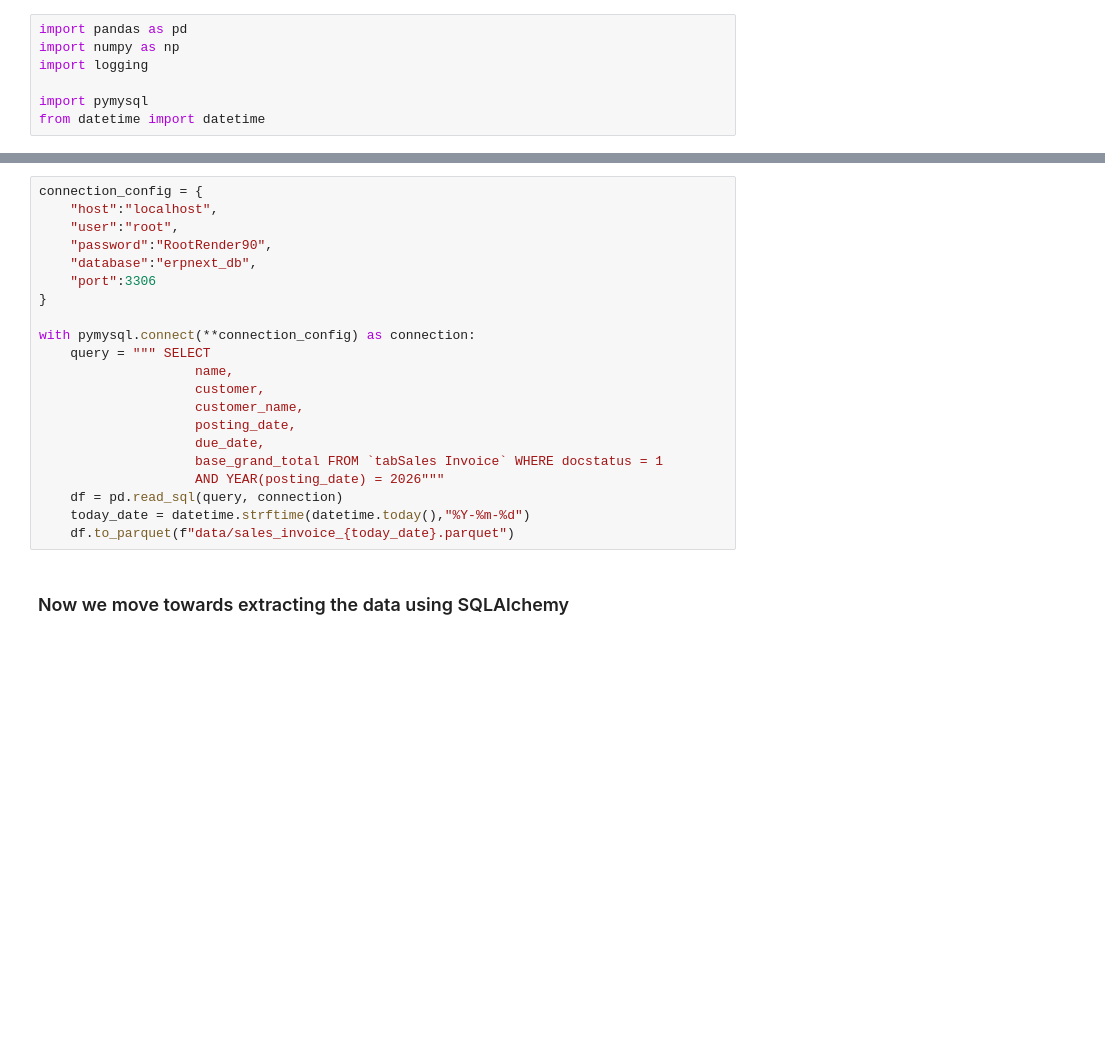
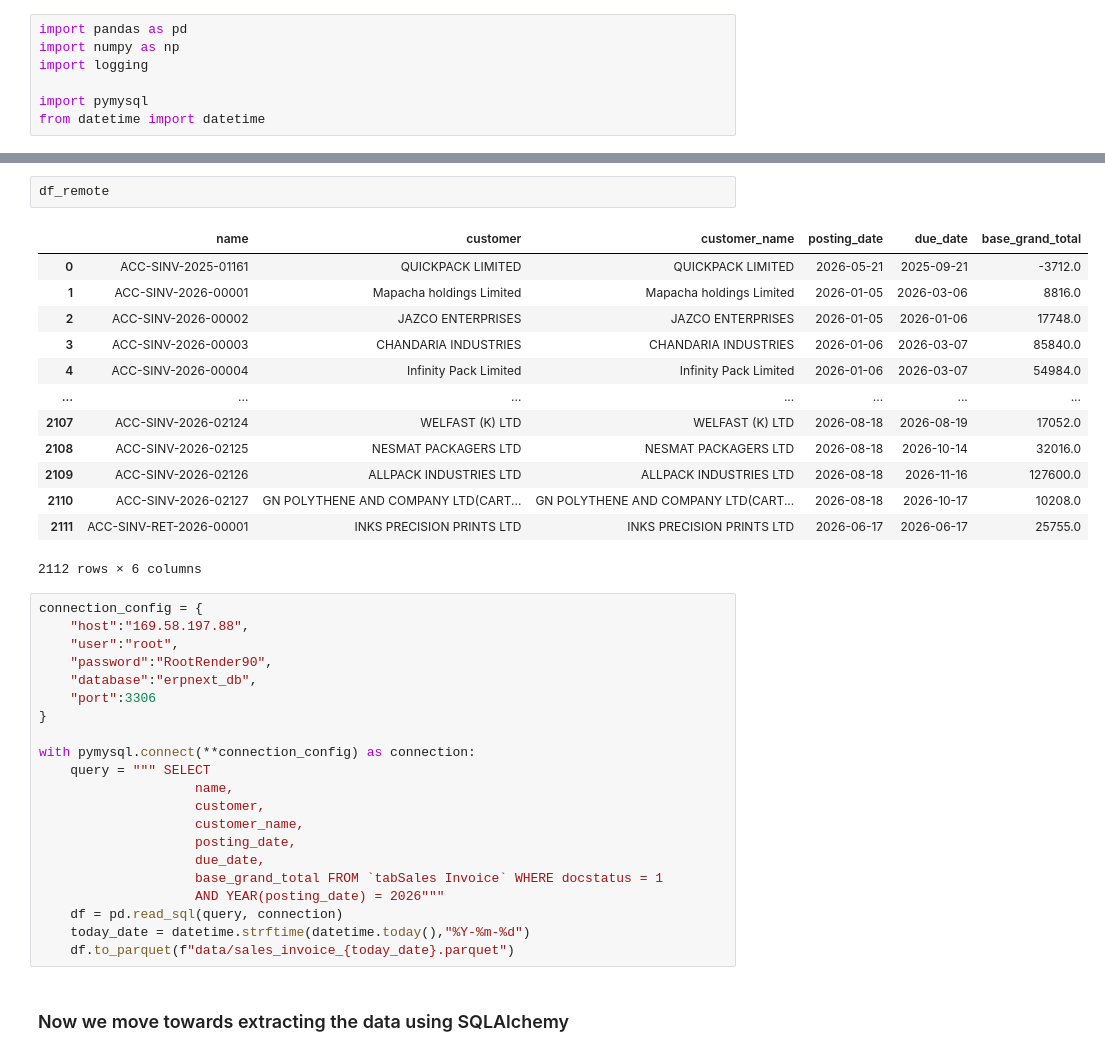
Before and after one commit to FRANKSADWAR/Modernizing_ERP_analytics_using-_ELT_Architecture, a Jupyter notebook: Extracting_data_with_SQLAlchemy.ipynb, the cells around one changed output, grey strips where cells are left out. Saved outputs shown, nothing was run; the diff lists cells and outputs as text; blank space fills up the shorter version.

```diff
--- a/Extracting_data_with_SQLAlchemy.ipynb
+++ b/Extracting_data_with_SQLAlchemy.ipynb
@@ -10,6 +40,22 @@ from datetime import datetime
+# %%
+df_remote
+# %% [output]
+|  | name | customer | customer_name | posting_date | due_date | base_grand_total |
+| 0 | ACC-SINV-2025-01161 | QUICKPACK LIMITED | QUICKPACK LIMITED | 2026-05-21 | 2025-09-21 | -3712.0 |
+| 1 | ACC-SINV-2026-00001 | Mapacha holdings Limited | Mapacha holdings Limited | 2026-01-05 | 2026-03-06 | 8816.0 |
+| 2 | ACC-SINV-2026-00002 | JAZCO ENTERPRISES | JAZCO ENTERPRISES | 2026-01-05 | 2026-01-06 | 17748.0 |
+| 3 | ACC-SINV-2026-00003 | CHANDARIA INDUSTRIES | CHANDARIA INDUSTRIES | 2026-01-06 | 2026-03-07 | 85840.0 |
+| 4 | ACC-SINV-2026-00004 | Infinity Pack Limited | Infinity Pack Limited | 2026-01-06 | 2026-03-07 | 54984.0 |
+| ... | ... | ... | ... | ... | ... | ... |
+| 2107 | ACC-SINV-2026-02124 | WELFAST (K) LTD | WELFAST (K) LTD | 2026-08-18 | 2026-08-19 | 17052.0 |
+| 2108 | ACC-SINV-2026-02125 | NESMAT PACKAGERS LTD | NESMAT PACKAGERS LTD | 2026-08-18 | 2026-10-14 | 32016.0 |
+| 2109 | ACC-SINV-2026-02126 | ALLPACK INDUSTRIES LTD | ALLPACK INDUSTRIES LTD | 2026-08-18 | 2026-11-16 | 127600.0 |
+| 2110 | ACC-SINV-2026-02127 | GN POLYTHENE AND COMPANY LTD(CART... | GN POLYTHENE AND COMPANY LTD(CART... | 2026-08-18 | 2026-10-17 | 10208.0 |
+| 2111 | ACC-SINV-RET-2026-00001 | INKS PRECISION PRINTS LTD | INKS PRECISION PRINTS LTD | 2026-06-17 | 2026-06-17 | 25755.0 |
+2112 rows × 6 columns
 # %%
 connection_config = {
-    "host":"localhost",
+    "host":"169.58.197.88",
     "user":"root",
     "password":"RootRender90",
     "database":"erpnext_db",
```
Also changed, not shown: parts of 5 cells of this notebook.
